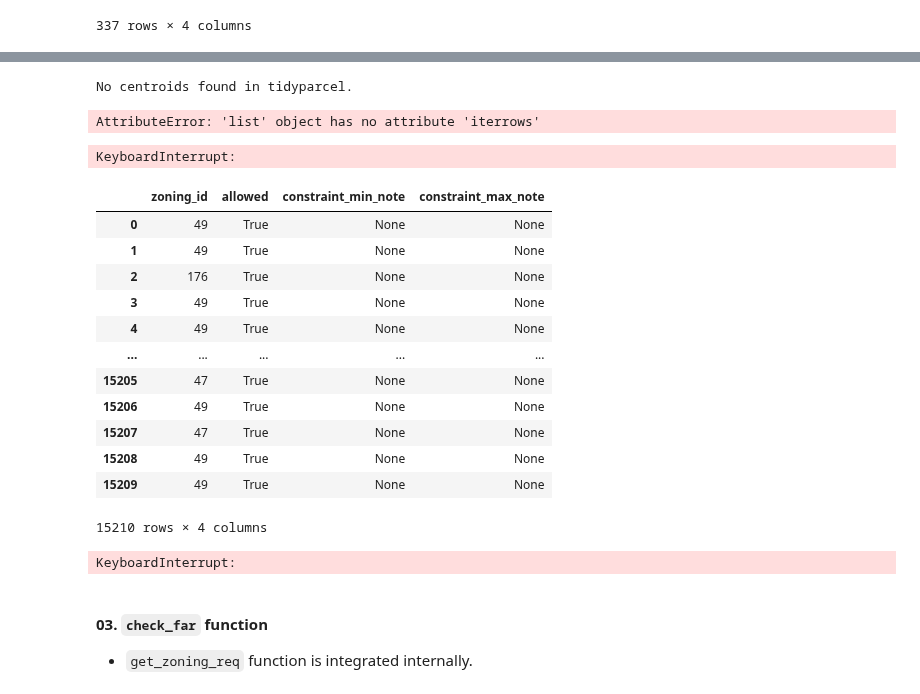
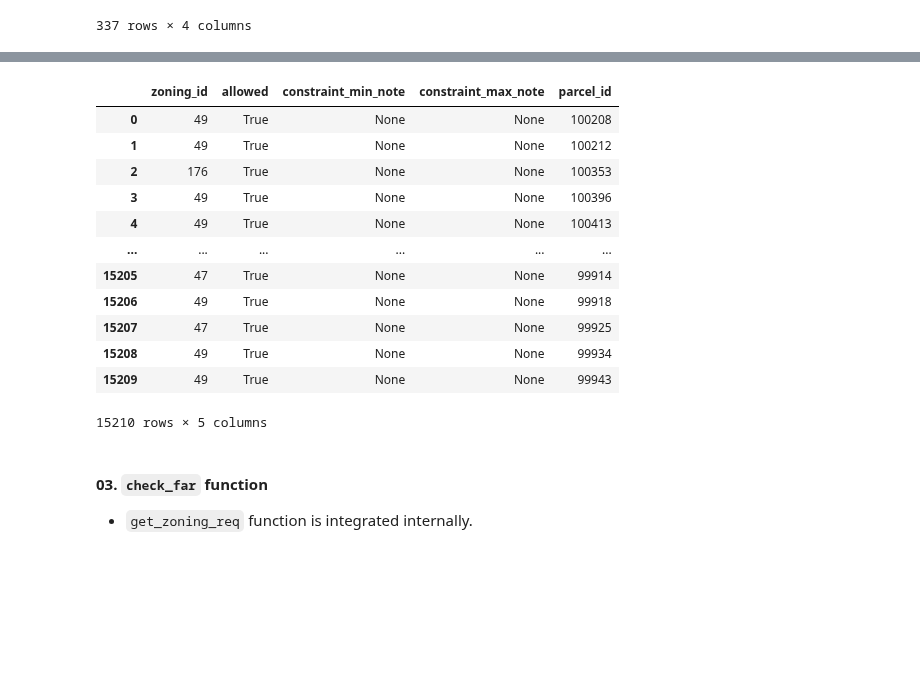
Before and after one commit to HOUPU1993/tidyzoning, a Jupyter notebook: test.ipynb, the cells around one changed output, grey strips where cells are left out. Saved outputs shown, nothing was run; the diff lists cells and outputs as text; code cells hidden in the pictures; blank space fills up the shorter version.

```diff
--- a/test.ipynb
+++ b/test.ipynb
@@ -647,36 +608,20 @@ def check_zoning_process(tidybuilding, tidyzoning, tidyparcel, check_func):
 # %%
-check_fl_area_result_all = check_zoning_process(tidybuilding_4_fam, tidyzoning, tidyparcel[tidyparcel['parcel_id'] == '10'], check_fl_area)
+check_fl_area_result_all = check_zoning_process(tidybuilding_4_fam, tidyzoning, tidyparcel, check_fl_area)
 check_fl_area_result_all
 # %% [output]
+|  | zoning_id | allowed | constraint_min_note | constraint_max_note | parcel_id |
+| 0 | 49 | True | None | None | 100208 |
+| 1 | 49 | True | None | None | 100212 |
+| 2 | 176 | True | None | None | 100353 |
+| 3 | 49 | True | None | None | 100396 |
+| 4 | 49 | True | None | None | 100413 |
+| ... | ... | ... | ... | ... | ... |
+| 15205 | 47 | True | None | None | 99914 |
+| 15206 | 49 | True | None | None | 99918 |
+| 15207 | 47 | True | None | None | 99925 |
+| 15208 | 49 | True | None | None | 99934 |
+| 15209 | 49 | True | None | None | 99943 |
-No centroids found in tidyparcel.
+15210 rows × 5 columns
-AttributeError: 'list' object has no attribute 'iterrows'
-# %%
-check_fl_area_result_all = check_processing_time(tidybuilding_4_fam, tidyzoning, tidyparcel, check_fl_area)
-check_fl_area_result_all
-# %% [output]
-KeyboardInterrupt:
-# %%
-check_fl_area_result_all = check_processing_time(tidybuilding_4_fam, tidyzoning, tidyparcel, check_fl_area)
-check_fl_area_result_all
-# %% [output]
-|  | zoning_id | allowed | constraint_min_note | constraint_max_note |
-| 0 | 49 | True | None | None |
-| 1 | 49 | True | None | None |
-| 2 | 176 | True | None | None |
-| 3 | 49 | True | None | None |
-| 4 | 49 | True | None | None |
-| ... | ... | ... | ... | ... |
-| 15205 | 47 | True | None | None |
-| 15206 | 49 | True | None | None |
-| 15207 | 47 | True | None | None |
-| 15208 | 49 | True | None | None |
-| 15209 | 49 | True | None | None |
-15210 rows × 4 columns
-# %%
-check_fl_area_result_all = check_processing_time(tidybuilding_4_fam, tidyzoning, tidyparcel, check_fl_area)
-check_fl_area_result_all
-# %% [output]
-KeyboardInterrupt:
 # %% [markdown]
 #### 03. `check_far` function
 - `get_zoning_req` function is integrated internally.
```
Also changed, not shown: parts of 23 cells of this notebook, 3 other files.
